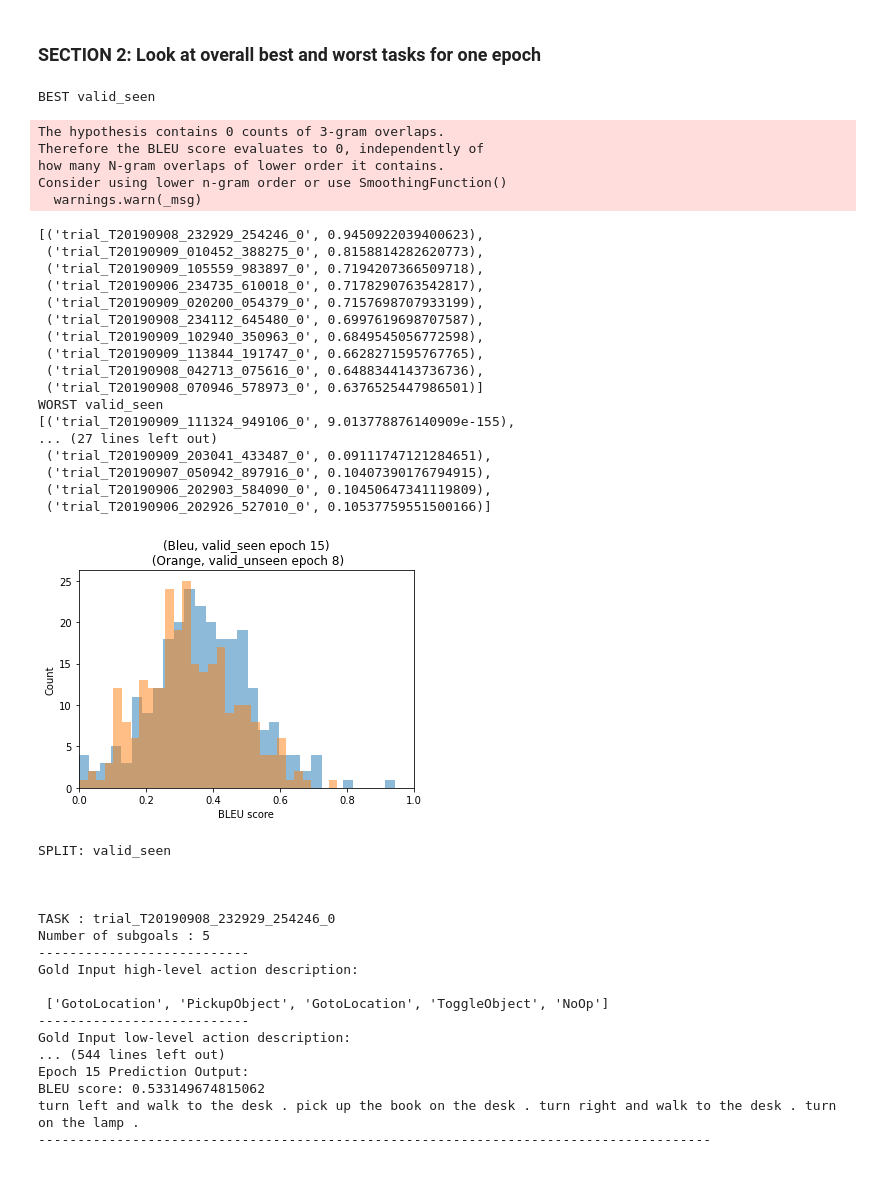
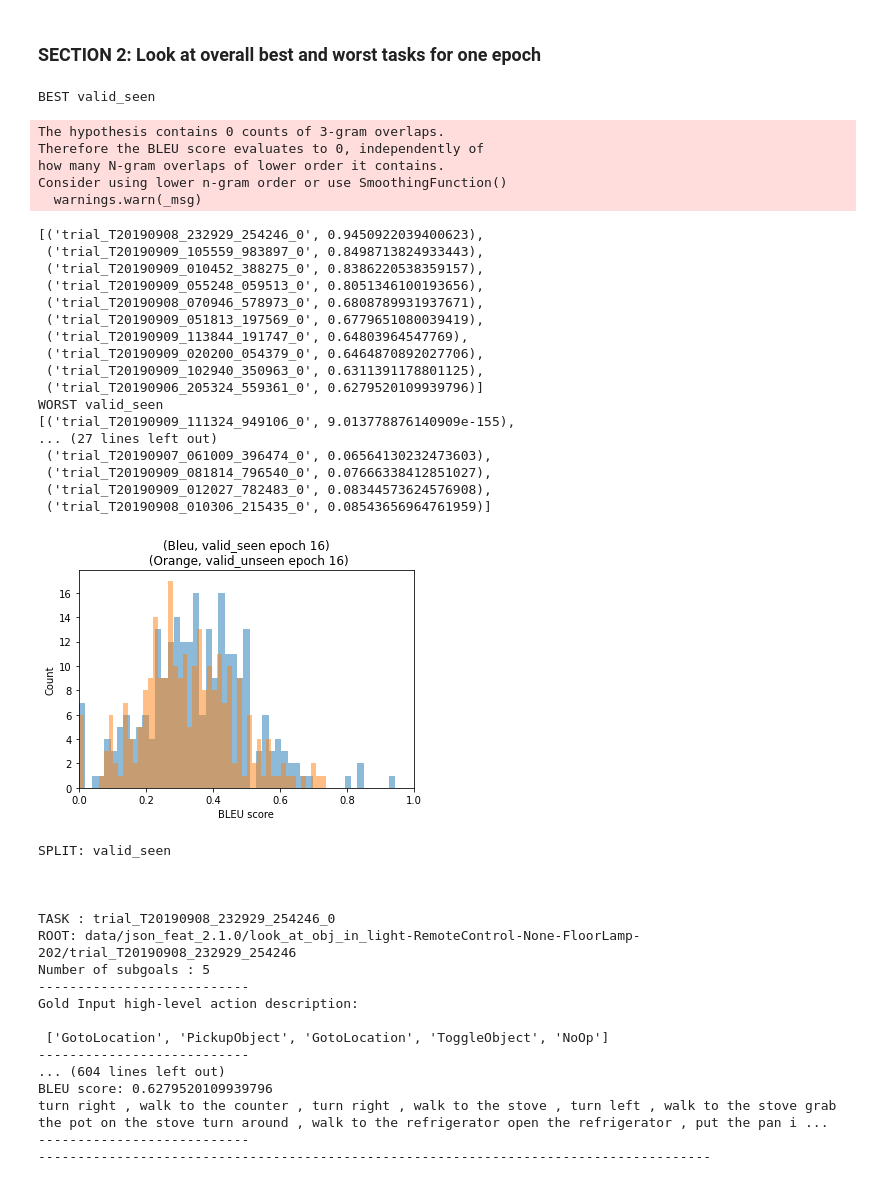
Before and after one commit to Chucooleg/alfred, a Jupyter notebook: Debug_train_v0.ipynb, the cells around one changed output. Saved outputs shown, nothing was run; the diff lists cells and outputs as text; code cells hidden in the pictures.

```diff
--- a/Debug_train_v0.ipynb
+++ b/Debug_train_v0.ipynb
@@ -14,5 +17,5 @@ import matplotlib.pyplot as plt
 class args:
     pass
 
-args.dout = 'exp/model:seq2seq_nl_baseline,name:full_3_epoch_20'
+args.dout = 'exp_all/model:seq2seq_nl_baseline,name:full_3_epoch_20'
 # %%
@@ -255,13 +296,13 @@ def rank_tasks(epoch, split, k=10, best=True, task_ids=None):
 
     return [x[0] for x in top_k_task_ids], list(scores.values())
 # %%
-valid_seen_best_epoch = 15
+valid_seen_best_epoch = 16
 print ("BEST valid_seen")
 ranked_valid_seen_ids_best_10, all_valid_seen_bleu_scores = rank_tasks(epoch=valid_seen_best_epoch, split='valid_seen', k=10, best=True)
 print ("WORST valid_seen")
 ranked_valid_seen_ids_worst_10, _ = rank_tasks(epoch=valid_seen_best_epoch, split='valid_seen', k=10, best=False)
 
-valid_unseen_best_epoch = 8
+valid_unseen_best_epoch = 16
 print ("BEST valid_unseen")
 ranked_valid_unseen_ids_best_10, all_valid_unseen_bleu_scores = rank_tasks(epoch=valid_unseen_best_epoch, split='valid_unseen', k=10, best=True)
 print ("WORST valid_unseen")
@@ -274,51 +315,51 @@ how many N-gram overlaps of lower order it contains.
 Consider using lower n-gram order or use SmoothingFunction()
   warnings.warn(_msg)
 [('trial_T20190908_232929_254246_0', 0.9450922039400623),
- ('trial_T20190909_010452_388275_0', 0.8158814282620773),
- ('trial_T20190909_105559_983897_0', 0.7194207366509718),
- ('trial_T20190906_234735_610018_0', 0.7178290763542817),
- ('trial_T20190909_020200_054379_0', 0.7157698707933199),
- ('trial_T20190908_234112_645480_0', 0.6997619698707587),
- ('trial_T20190909_102940_350963_0', 0.6849545056772598),
- ('trial_T20190909_113844_191747_0', 0.6628271595767765),
- ('trial_T20190908_042713_075616_0', 0.6488344143736736),
- ('trial_T20190908_070946_578973_0', 0.6376525447986501)]
+ ('trial_T20190909_105559_983897_0', 0.8498713824933443),
+ ('trial_T20190909_010452_388275_0', 0.8386220538359157),
+ ('trial_T20190909_055248_059513_0', 0.8051346100193656),
+ ('trial_T20190908_070946_578973_0', 0.6808789931937671),
+ ('trial_T20190909_051813_197569_0', 0.6779651080039419),
+ ('trial_T20190909_113844_191747_0', 0.64803964547769),
+ ('trial_T20190909_020200_054379_0', 0.6464870892027706),
+ ('trial_T20190909_102940_350963_0', 0.6311391178801125),
+ ('trial_T20190906_205324_559361_0', 0.6279520109939796)]
 WORST valid_seen
 [('trial_T20190909_111324_949106_0', 9.013778876140909e-155),
 ... (27 lines left out)
- ('trial_T20190909_203041_433487_0', 0.09111747121284651),
- ('trial_T20190907_050942_897916_0', 0.10407390176794915),
- ('trial_T20190906_202903_584090_0', 0.10450647341119809),
- ('trial_T20190906_202926_527010_0', 0.10537759551500166)]
+ ('trial_T20190907_061009_396474_0', 0.06564130232473603),
+ ('trial_T20190909_081814_796540_0', 0.07666338412851027),
+ ('trial_T20190909_012027_782483_0', 0.08344573624576908),
+ ('trial_T20190908_010306_215435_0', 0.08543656964761959)]
 # %%
-plt.hist(all_valid_seen_bleu_scores, density=False, bins=30, alpha=0.5)
-plt.hist(all_valid_unseen_bleu_scores, density=False, bins=30, alpha=0.5)
+plt.hist(all_valid_seen_bleu_scores, density=False, bins=50, alpha=0.5)
+plt.hist(all_valid_unseen_bleu_scores, density=False, bins=50, alpha=0.5)
 plt.xlim(0.0, 1.0)
 plt.title('(Bleu, valid_seen epoch {})\n (Orange, valid_unseen epoch {})'.format(valid_seen_best_epoch, valid_unseen_best_epoch))
 plt.ylabel('Count')
 plt.xlabel('BLEU score');
 # %% [output]
-[figure, old version]
+[figure, new version]
 # %%
 # BEST valid_seen
-examine_sampled_tasks(sampled_task_ids=ranked_valid_seen_ids_best_10, epoch_list=valid_seen_epoch_list, split='valid_seen')
+best_valid_seen_res = examine_sampled_tasks(sampled_task_ids=ranked_valid_seen_ids_best_10, epoch_list=valid_seen_epoch_list, split='valid_seen')
 # %% [output]
 SPLIT: valid_seen
 
 
 
 TASK : trial_T20190908_232929_254246_0
+ROOT: data/json_feat_2.1.0/look_at_obj_in_light-RemoteControl-None-FloorLamp-202/trial_T20190908_232929_254246
 Number of subgoals : 5
 ---------------------------
 Gold Input high-level action description:
 
  ['GotoLocation', 'PickupObject', 'GotoLocation', 'ToggleObject', 'NoOp']
 ---------------------------
-Gold Input low-level action description:
-... (544 lines left out)
-Epoch 15 Prediction Output:
-BLEU score: 0.533149674815062
-turn left and walk to the desk . pick up the book on the desk . turn right and walk to the desk . turn on the lamp .
+... (604 lines left out)
+BLEU score: 0.6279520109939796
+turn right , walk to the counter , turn right , walk to the stove , turn left , walk to the stove grab the pot on the stove turn around , walk to the refrigerator open the refrigerator , put the pan i ...
+---------------------------
 --------------------------------------------------------------------------------------
 # %%
 # BEST valid_unseen
```
Also changed, not shown: parts of 10 cells of this notebook.
